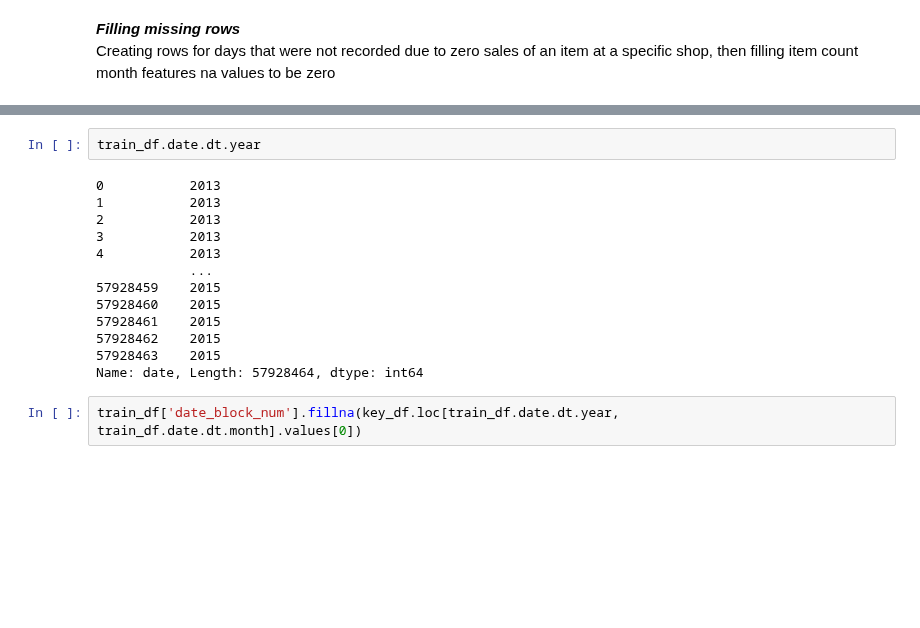
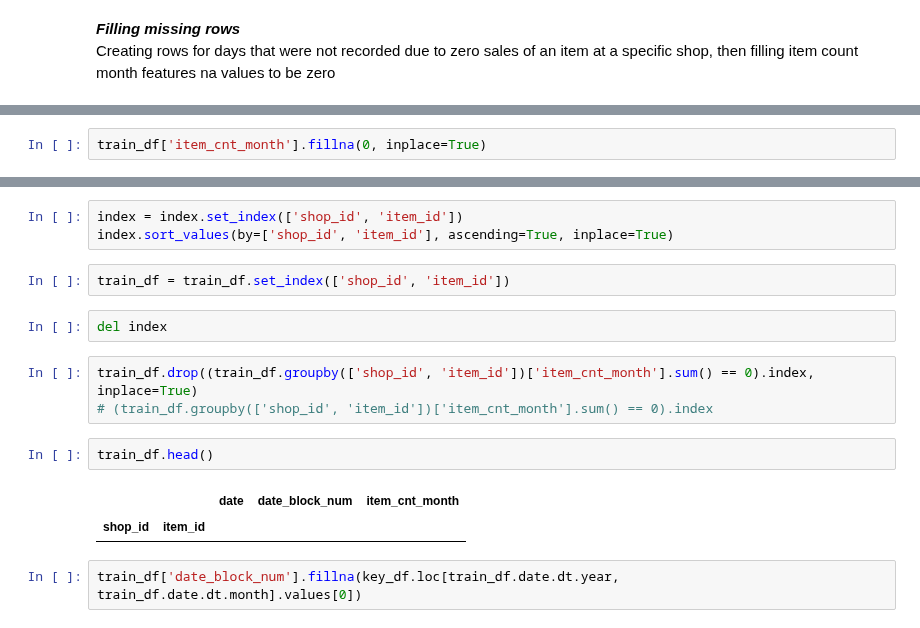
Before and after one commit to the-chiefdom/Predict_Future_Sales, a Jupyter notebook: Wrangling_Exploratory.ipynb, the cells around one changed output, grey strips where cells are left out. Saved outputs shown, nothing was run; the diff lists cells and outputs as text; blank space fills up the shorter version.

```diff
--- a/Wrangling_Exploratory.ipynb
+++ b/Wrangling_Exploratory.ipynb
@@ -312,3 +219,5 @@ train_df = pd.merge(index, train_df,
+# %%
+train_df['item_cnt_month'].fillna(0, inplace=True)
 # %%
 train_df.isna().sum()
 # %% [output]
@@ -323,19 +229,19 @@ item_cnt_month      44508646
 dtype: int64
-# %%
-train_df.date.dt.year
-# %% [output]
-0           2013
-1           2013
-2           2013
-3           2013
-4           2013
-            ...
-57928459    2015
-57928460    2015
-57928461    2015
-57928462    2015
-57928463    2015
-Name: date, Length: 57928464, dtype: int64
+# %%
+index = index.set_index(['shop_id', 'item_id'])
+index.sort_values(by=['shop_id', 'item_id'], ascending=True, inplace=True)
+# %%
+train_df = train_df.set_index(['shop_id', 'item_id'])
+# %%
+del index
+# %%
+train_df.drop((train_df.groupby(['shop_id', 'item_id'])['item_cnt_month'].sum() == 0).index, inplace=True)
+# (train_df.groupby(['shop_id', 'item_id'])['item_cnt_month'].sum() == 0).index
+# %%
+train_df.head()
+# %% [output]
+|  |  | date | date_block_num | item_cnt_month |
+| shop_id | item_id |  |  |  |
 # %%
 train_df['date_block_num'].fillna(key_df.loc[train_df.date.dt.year, train_df.date.dt.month].values[0])
 # %% [output]
```
Also changed, not shown: parts of 34 cells of this notebook.
